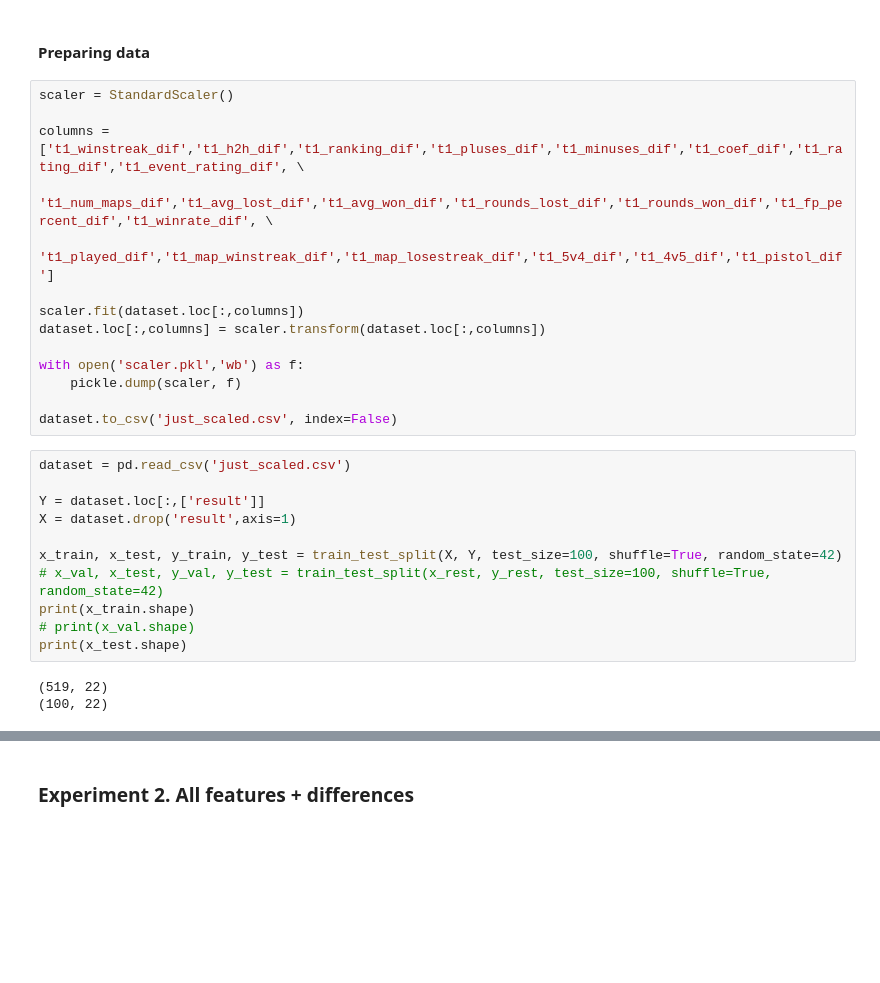
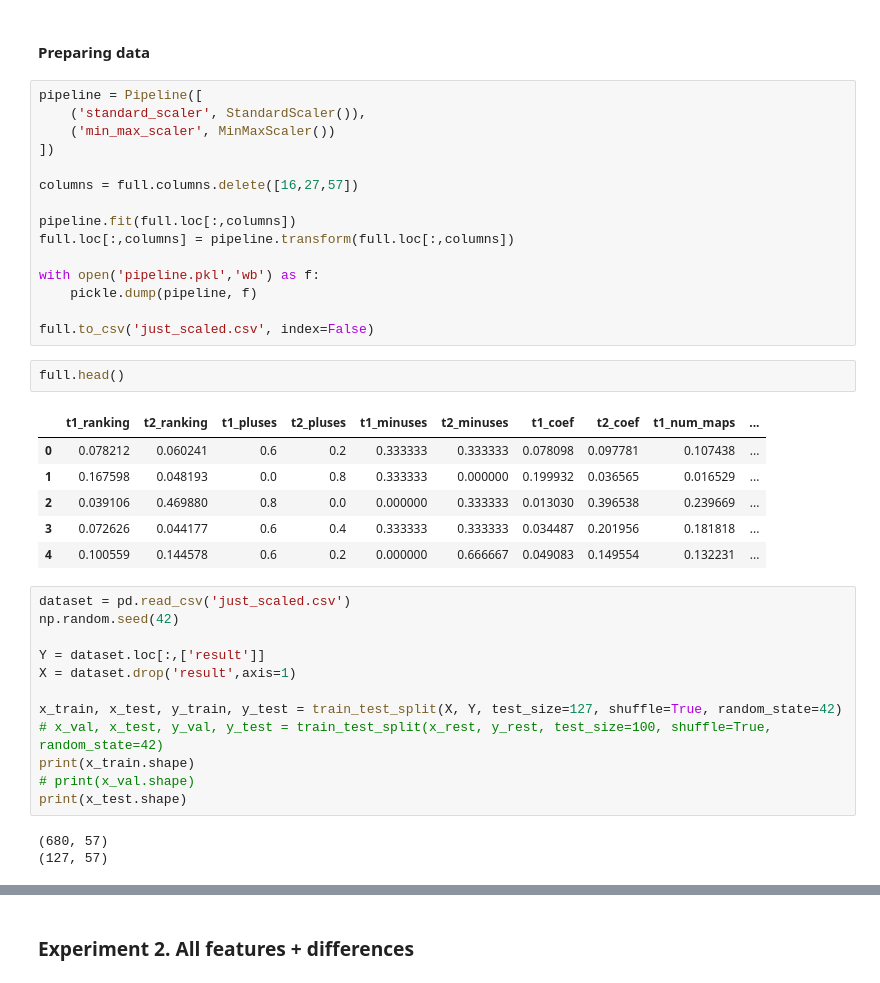
Before and after one commit to point516/hope, a Jupyter notebook: main.ipynb, the cells around one changed output, grey strips where cells are left out. Cells and saved outputs as stored; diff of their text form; blank space fills up the shorter version.

```diff
--- a/main.ipynb
+++ b/main.ipynb
@@ -93,30 +142,41 @@ dataset.to_csv('diffs.csv', index=False)
 # %% [markdown]
 #### Preparing data
 # %%
-scaler = StandardScaler()
+pipeline = Pipeline([
+    ('standard_scaler', StandardScaler()),
+    ('min_max_scaler', MinMaxScaler())
+])
 
-columns = ['t1_winstreak_dif','t1_h2h_dif','t1_ranking_dif','t1_pluses_dif','t1_minuses_dif','t1_coef_dif','t1_rating_dif','t1_event_rating_dif', \
-            't1_num_maps_dif','t1_avg_lost_dif','t1_avg_won_dif','t1_rounds_lost_dif','t1_rounds_won_dif','t1_fp_percent_dif','t1_winrate_dif', \
-            't1_played_dif','t1_map_winstreak_dif','t1_map_losestreak_dif','t1_5v4_dif','t1_4v5_dif','t1_pistol_dif']
+columns = full.columns.delete([16,27,57])
 
-scaler.fit(dataset.loc[:,columns])
-dataset.loc[:,columns] = scaler.transform(dataset.loc[:,columns])
+pipeline.fit(full.loc[:,columns])
+full.loc[:,columns] = pipeline.transform(full.loc[:,columns])
 
-with open('scaler.pkl','wb') as f:
-    pickle.dump(scaler, f)
+with open('pipeline.pkl','wb') as f:
+    pickle.dump(pipeline, f)
 
-dataset.to_csv('just_scaled.csv', index=False)
+full.to_csv('just_scaled.csv', index=False)
+# %%
+full.head()
+# %% [output]
+|  | t1_ranking | t2_ranking | t1_pluses | t2_pluses | t1_minuses | t2_minuses | t1_coef | t2_coef | t1_num_maps | ... |
+| 0 | 0.078212 | 0.060241 | 0.6 | 0.2 | 0.333333 | 0.333333 | 0.078098 | 0.097781 | 0.107438 | ... |
+| 1 | 0.167598 | 0.048193 | 0.0 | 0.8 | 0.333333 | 0.000000 | 0.199932 | 0.036565 | 0.016529 | ... |
+| 2 | 0.039106 | 0.469880 | 0.8 | 0.0 | 0.000000 | 0.333333 | 0.013030 | 0.396538 | 0.239669 | ... |
+| 3 | 0.072626 | 0.044177 | 0.6 | 0.4 | 0.333333 | 0.333333 | 0.034487 | 0.201956 | 0.181818 | ... |
+| 4 | 0.100559 | 0.144578 | 0.6 | 0.2 | 0.000000 | 0.666667 | 0.049083 | 0.149554 | 0.132231 | ... |
 # %%
 dataset = pd.read_csv('just_scaled.csv')
+np.random.seed(42)
 
 Y = dataset.loc[:,['result']]
 X = dataset.drop('result',axis=1)
 
-x_train, x_test, y_train, y_test = train_test_split(X, Y, test_size=100, shuffle=True, random_state=42)
+x_train, x_test, y_train, y_test = train_test_split(X, Y, test_size=127, shuffle=True, random_state=42)
 # x_val, x_test, y_val, y_test = train_test_split(x_rest, y_rest, test_size=100, shuffle=True, random_state=42)
 print(x_train.shape)
 # print(x_val.shape)
 print(x_test.shape)
 # %% [output]
-(519, 22)
-(100, 22)
+(680, 57)
+(127, 57)
```
Also changed, not shown: parts of 42 cells of this notebook.
